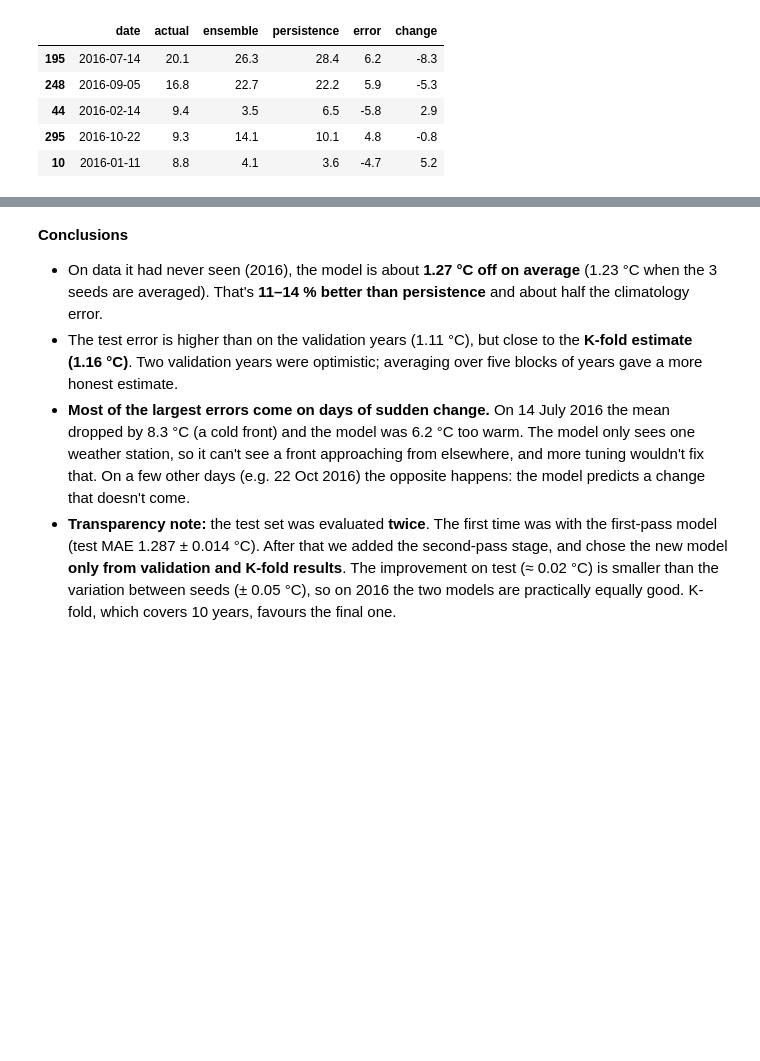
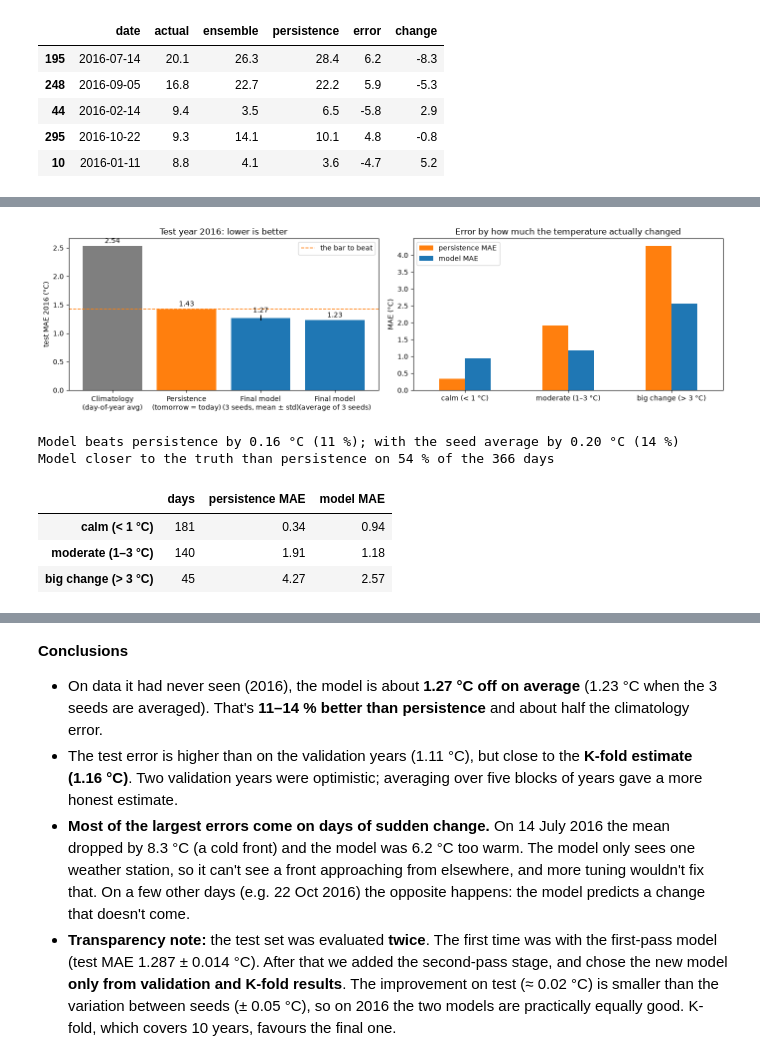
Before and after one commit to kacekk/weather_forecast_DL, a Jupyter notebook: weather_forecast.ipynb, the cells around one changed output, grey strips where cells are left out. Drawn from its saved outputs; the diff is of its cells as text; code cells hidden in the pictures; blank space fills up the shorter version.

```diff
--- a/weather_forecast.ipynb
+++ b/weather_forecast.ipynb
@@ -879,0 +931,37 @@ Five largest errors (note the size of the day-to-day change):
+# %%
+
+chg = (tp["actual"] - tp["persistence"]).abs()
+err_model = (tp["ensemble"] - tp["actual"]).abs()
+err_pers = (tp["persistence"] - tp["actual"]).abs()
+
+fig, ax = plt.subplots(1, 2, figsize=(14, 4))
+names = ["Climatology\n(day-of-year avg)", "Persistence\n(tomorrow = today)", "Final model\n(3 seeds, mean ± std)", "Final model\n(average of 3 seeds)"]
+vals = [test["test_climatology_mae"], test["test_persistence_mae"], test["test_mae_mean"], test["test_mae_seed_ensemble"]]
+bars = ax[0].bar(names, vals, yerr=[0, 0, test["test_mae_std"], 0], color=["tab:gray", "tab:orange", "tab:blue", "tab:blue"])
+ax[0].axhline(test["test_persistence_mae"], color="tab:orange", ls="--", lw=1.2, label="the bar to beat")
+for b, v, e in zip(bars, vals, [0, 0, test["test_mae_std"], 0]):
+    ax[0].text(b.get_x() + b.get_width() / 2, v + e + 0.05, f"{v:.2f}", ha="center")
+ax[0].set_ylabel("test MAE 2016 (°C)"); ax[0].set_title("Test year 2016: lower is better"); ax[0].legend()
+
+bins = pd.cut(chg, [0, 1, 3, 20], labels=["calm (< 1 °C)", "moderate (1–3 °C)", "big change (> 3 °C)"], include_lowest=True)
+by = pd.DataFrame({"days": bins.value_counts().sort_index(),
+                   "persistence MAE": err_pers.groupby(bins, observed=False).mean(),
+                   "model MAE": err_model.groupby(bins, observed=False).mean()})
+by[["persistence MAE", "model MAE"]].plot.bar(ax=ax[1], color=["tab:orange", "tab:blue"], rot=0)
+ax[1].set_title("Error by how much the temperature actually changed"); ax[1].set_ylabel("MAE (°C)"); ax[1].set_xlabel("")
+plt.tight_layout(); plt.show()
+
+print(f"Model beats persistence by {test['test_persistence_mae'] - test['test_mae_mean']:.2f} °C "
+      f"({100 * (1 - test['test_mae_mean'] / test['test_persistence_mae']):.0f} %); with the seed average by "
+      f"{test['test_persistence_mae'] - test['test_mae_seed_ensemble']:.2f} °C "
+      f"({100 * (1 - test['test_mae_seed_ensemble'] / test['test_persistence_mae']):.0f} %)")
+print(f"Model closer to the truth than persistence on {100 * (err_model < err_pers).mean():.0f} % of the 366 days")
+by.round(2)
+# %% [output]
+[figure, added]
+Model beats persistence by 0.16 °C (11 %); with the seed average by 0.20 °C (14 %)
+Model closer to the truth than persistence on 54 % of the 366 days
+|  | days | persistence MAE | model MAE |
+| calm (< 1 °C) | 181 | 0.34 | 0.94 |
+| moderate (1–3 °C) | 140 | 1.91 | 1.18 |
+| big change (> 3 °C) | 45 | 4.27 | 2.57 |
```
Also changed, not shown: parts of 7 cells of this notebook.
